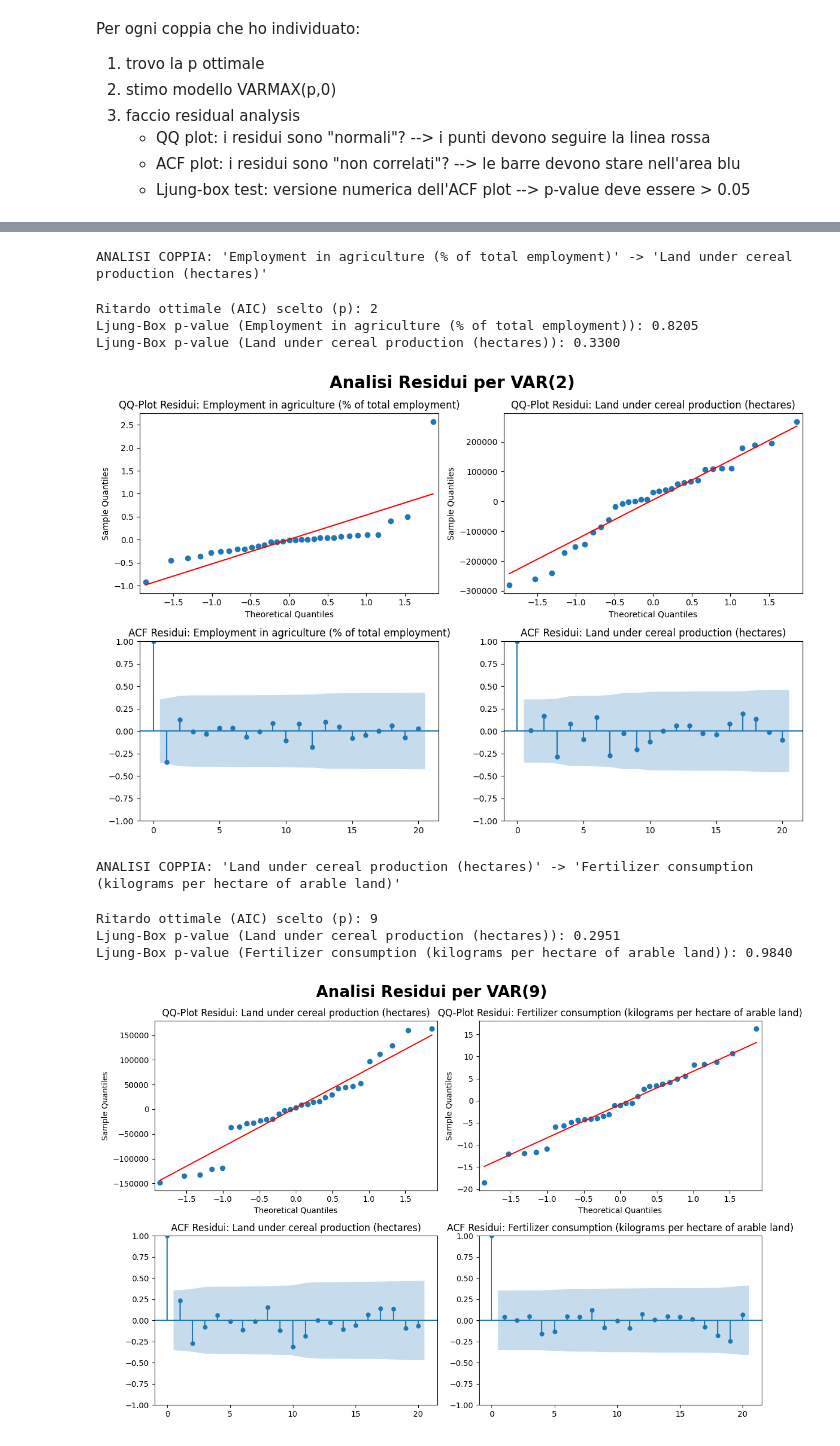
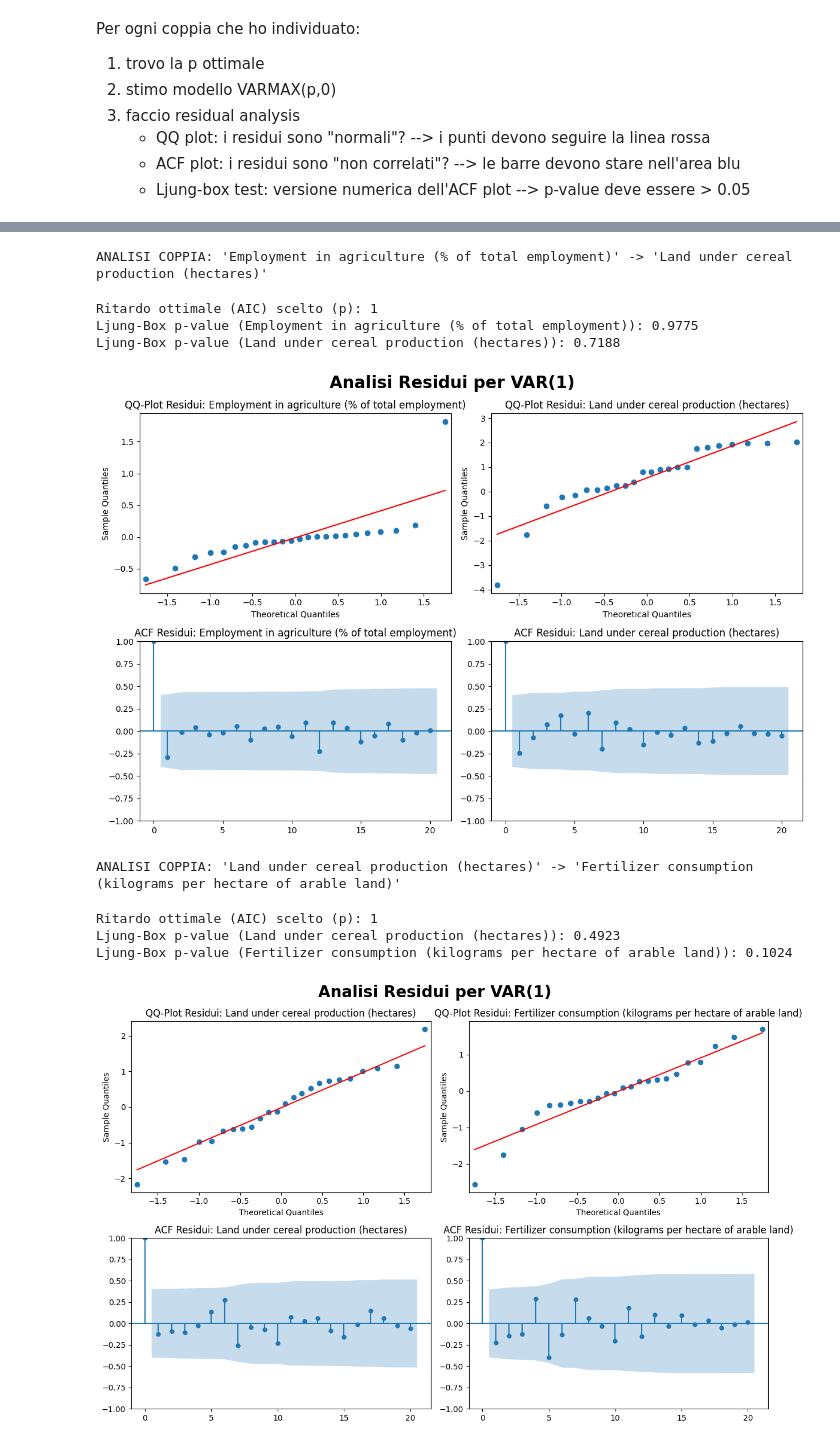
Before and after one commit to ginevraoldani/timeseries-forecasting-on-rural-development, a Jupyter notebook: CH10VARmodel.ipynb, the cells around one changed output, grey strips where cells are left out. Drawn from its saved outputs; the diff is of its cells as text; code cells hidden in the pictures.

Commit message:
Standard scaling and inverse-transformations on VAR model
Plot needs refining

```diff
--- a/CH10VARmodel.ipynb
+++ b/CH10VARmodel.ipynb
@@ -167,7 +169,7 @@ for col_name, series in wide_df.items():
     made_stat_serie, d = make_stationary(series)
 
     stationary_series[col_name] = made_stat_serie
-    df_metadata.append({"Indicator": col_name, "d": d, "p": np.nan, "Best AIC": np.nan})
+    df_metadata.append({"Indicator": col_name, "d": d})
 
     if d == 1: original_I1_series[col_name] = series
     elif d > 1: original_I2_series[col_name] = series
@@ -489,3 +490,21 @@ Per ogni coppia che ho individuato:
     - QQ plot: i residui sono "normali"? --> i punti devono seguire la linea rossa
     - ACF plot: i residui sono "non correlati"? --> le barre devono stare nell'area blu
     - Ljung-box test: versione numerica dell'ACF plot --> p-value deve essere > 0.05
+# %%
+CAUSEEFFECT_COUPLES = [
+    ['Employment in agriculture (% of total employment)', 'Agricultural raw materials imports (% of merchandise imports)'],
+    ['Employment in agriculture (% of total employment)', 'Land under cereal production (hectares)'],
+    ['Land under cereal production (hectares)', 'Fertilizer consumption (kilograms per hectare of arable land)']
+]
+
+_selected = []
+for pair in CAUSEEFFECT_COUPLES:
+    for v in pair:
+        if v not in _selected:
+            _selected.append(v)
+
+# Filtra solo quelle presenti in df_var_input
+found = [v for v in _selected if v in df_var_input.columns]
+df_causeeffect = df_var_input[found].copy()
+
+display(df_causeeffect.head())
@@ -491,0 +519,11 @@ Per ogni coppia che ho individuato:
+# %%
+original_index = df_causeeffect.index
+original_columns = df_causeeffect.columns
+
+scaler = StandardScaler()
+df_causeeffect_scaled_array = scaler.fit_transform(df_causeeffect)
+df_causeeffect_scaled = pd.DataFrame(df_causeeffect_scaled_array,
+                                index=original_index,
+                                columns=original_columns)
+
+display(df_causeeffect_scaled.head())
@@ -492,9 +538,7 @@ Per ogni coppia che ho individuato:
 # %%
-CAUSEEFFECT_COUPLES = [
-    ['Employment in agriculture (% of total employment)', 'Agricultural raw materials imports (% of merchandise imports)'],
-    ['Employment in agriculture (% of total employment)', 'Land under cereal production (hectares)'],
-    ['Land under cereal production (hectares)', 'Fertilizer consumption (kilograms per hectare of arable land)']
-]
+TRAIN_LEN = int(len(df_causeeffect_scaled) * 0.8)
+HORIZON = len(df_causeeffect_scaled) - TRAIN_LEN
+WINDOW = 1
 
 _pairs = []
 for item in CAUSEEFFECT_COUPLES:
@@ -503,10 +547,9 @@ for item in CAUSEEFFECT_COUPLES:
 summary_results = {}
 for causing, caused in _pairs:
     print(f"ANALISI COPPIA: '{causing}' -> '{caused}'")
-    df_pair = df_var_input[[causing, caused]].dropna()
+    df_pair = df_causeeffect_scaled[[causing, caused]].dropna()[:TRAIN_LEN]
     n_obs = df_pair.shape[0]
-
-    safe_maxlags = min(10, n_obs // 2 - 1)
+    safe_max_p = max(1, TRAIN_LEN // 3)
     if safe_maxlags < 1:
         print(f"Pochi dati ({n_obs} osservazioni).")
         continue
@@ -557,11 +600,11 @@ Ljung-Box p-value (Agricultural raw materials imports (% of merchandise imports)
 ANALISI COPPIA: 'Employment in agriculture (% of total employment)' -> 'Land under cereal production (hectares)'
-Ritardo ottimale (AIC) scelto (p): 2
-Ljung-Box p-value (Employment in agriculture (% of total employment)): 0.8205
-Ljung-Box p-value (Land under cereal production (hectares)): 0.3300
+Ritardo ottimale (AIC) scelto (p): 1
+Ljung-Box p-value (Employment in agriculture (% of total employment)): 0.9775
+Ljung-Box p-value (Land under cereal production (hectares)): 0.7188
-[figure, old version]
+[figure, new version]
 ANALISI COPPIA: 'Land under cereal production (hectares)' -> 'Fertilizer consumption (kilograms per hectare of arable land)'
-Ritardo ottimale (AIC) scelto (p): 9
-Ljung-Box p-value (Land under cereal production (hectares)): 0.2951
-Ljung-Box p-value (Fertilizer consumption (kilograms per hectare of arable land)): 0.9840
+Ritardo ottimale (AIC) scelto (p): 1
+Ljung-Box p-value (Land under cereal production (hectares)): 0.4923
+Ljung-Box p-value (Fertilizer consumption (kilograms per hectare of arable land)): 0.1024
-[figure, old version]
+[figure, new version]
 # %%
```
Also changed, not shown: parts of 18 cells of this notebook, 1 other file.
